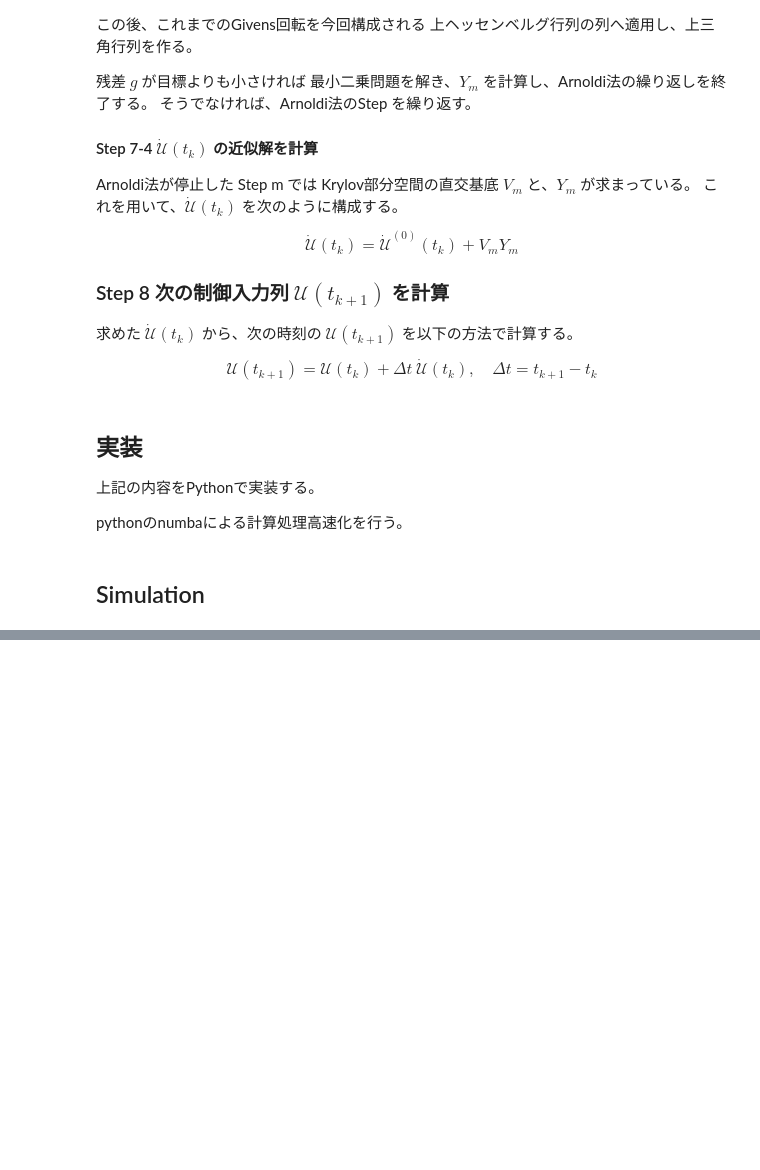
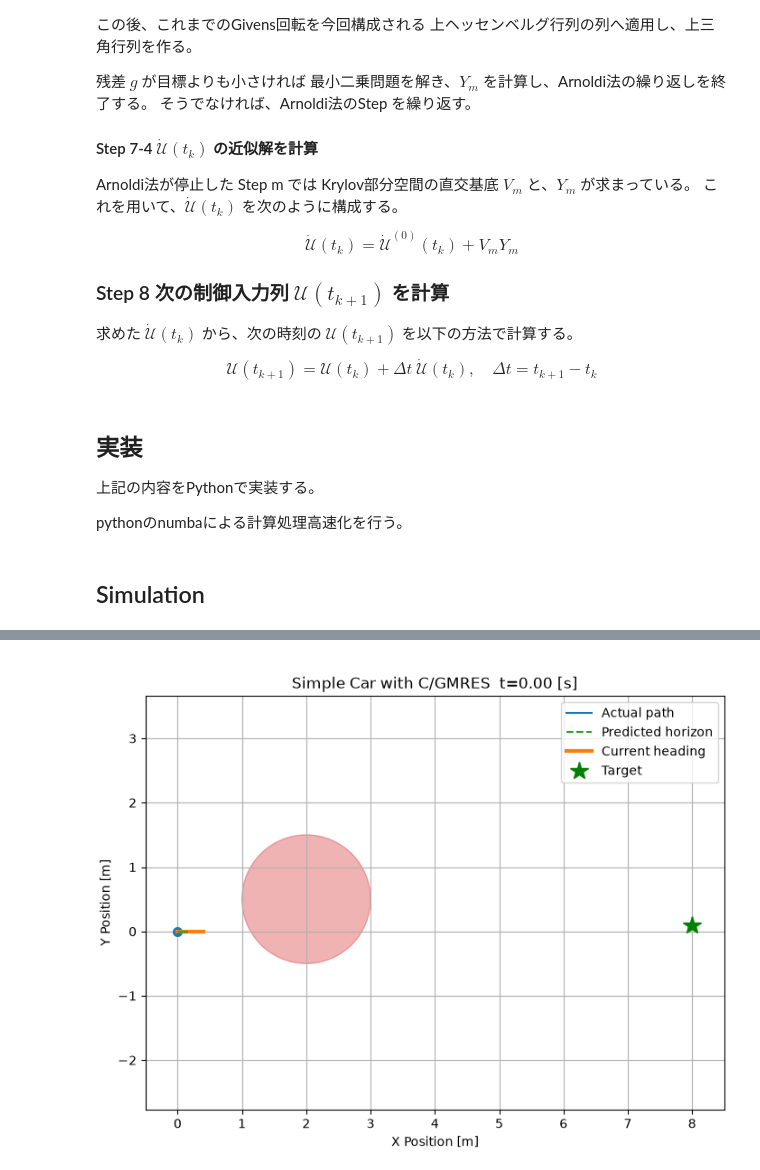
Before and after one commit to hideto008/learning_C-GMRES, a Jupyter notebook: Application/SimpleCar.ipynb, the cells around one changed output, grey strips where cells are left out. Drawn from its saved outputs; the diff is of its cells as text; code cells hidden in the pictures; blank space fills up the shorter version.

```diff
--- a/Application/SimpleCar.ipynb
+++ b/Application/SimpleCar.ipynb
@@ -2011,0 +2233,21 @@ display(Image(filename="simple_car.gif"))
+# %%
+animation = create_car_animation(
+    states,
+    predicted_states,
+    param2,
+    frame_step=10,
+    interval_ms=100,
+    animation_start_time=0.0,
+    animation_end_time=25.0,
+    predicted_heading_step=3,
+    view_aspect=1.4,
+    gif_path="simple_car2.gif",
+)
+
+plt.close(animation._fig)
+
+from IPython.display import Image, display
+
+display(Image(filename="simple_car2.gif"))
+# %% [output]
+[figure, added]
```
Also changed, not shown: parts of 6 cells of this notebook, 2 other files.
